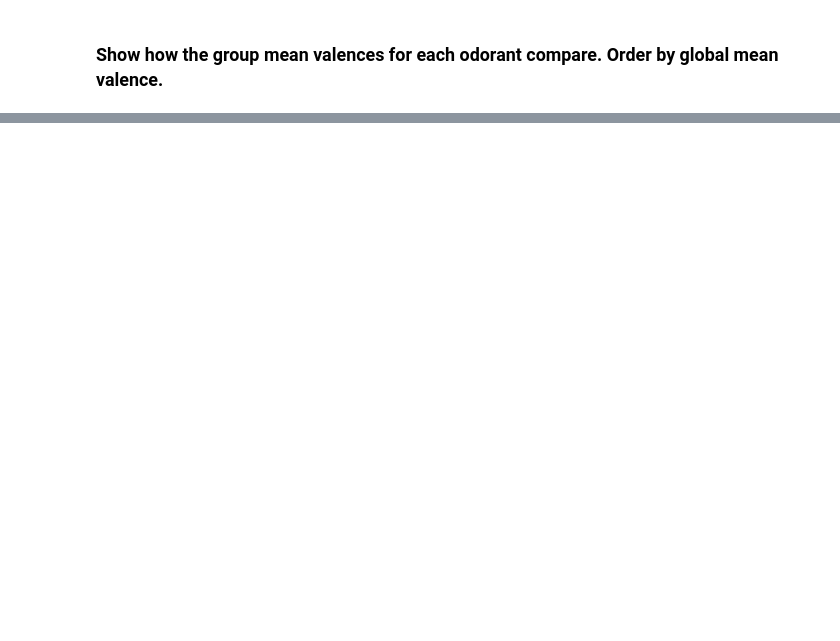
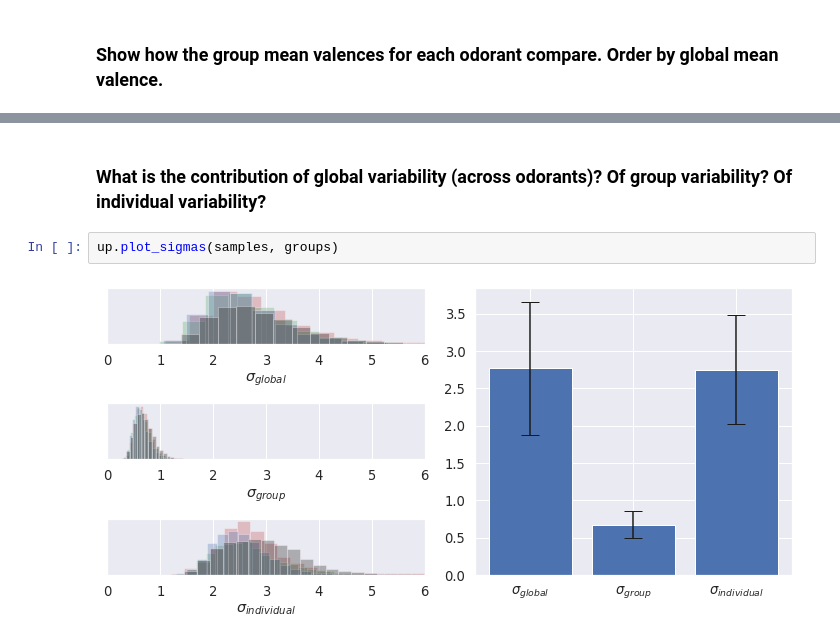
Before and after one commit to rgerkin/shared-pleasantness, a Jupyter notebook: universal-pleasantness.ipynb, the cells around one changed output, grey strips where cells are left out. Cells and saved outputs as stored; diff of their text form; blank space fills up the shorter version.

```diff
--- a/universal-pleasantness.ipynb
+++ b/universal-pleasantness.ipynb
@@ -423,0 +120,6 @@ plt.ylabel("Number of subjects");
+# %% [markdown]
+### What is the contribution of global variability (across odorants)? Of group variability? Of individual variability?
+# %%
+up.plot_sigmas(samples, groups)
+# %% [output]
+[figure, added]
```
Also changed, not shown: parts of 69 cells of this notebook, 5 other files.
